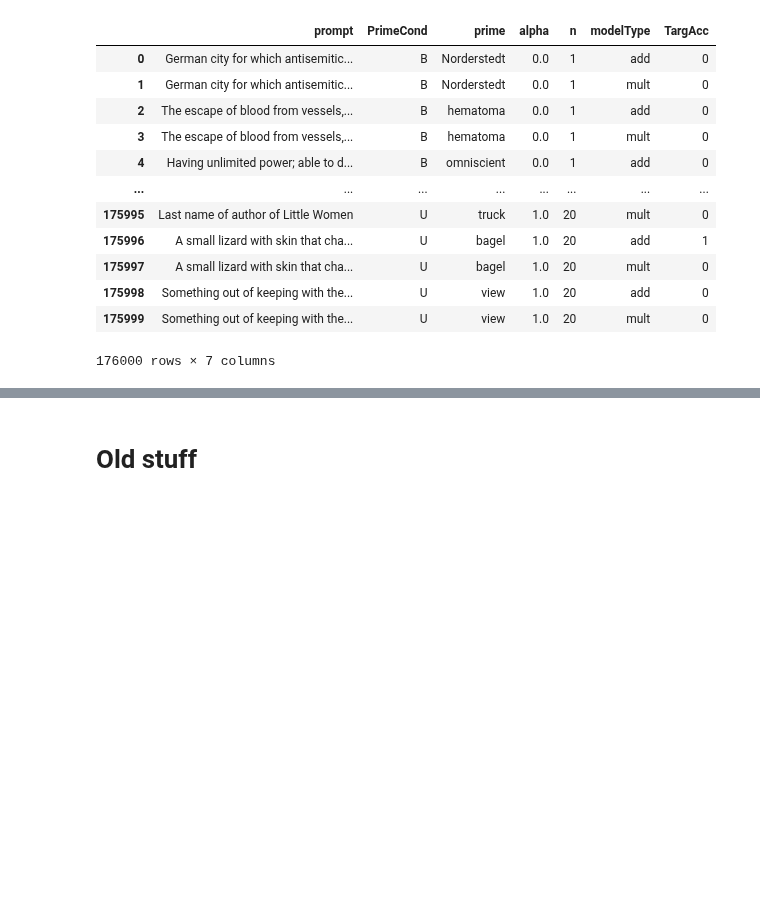
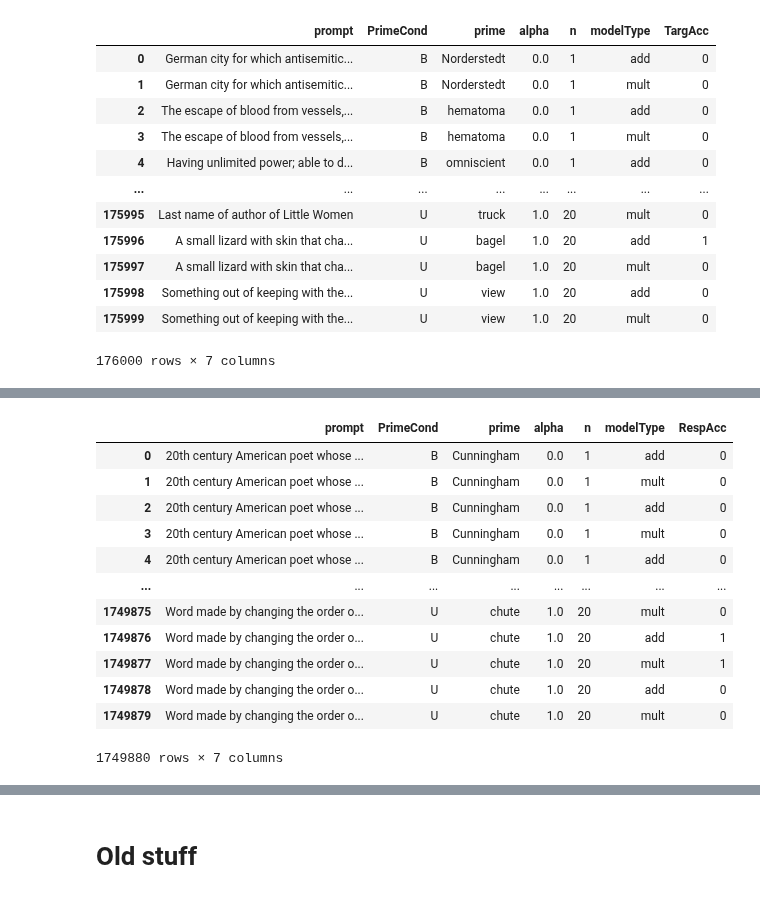
Before and after one commit to abhilasha-kumar/modeling-lexical-retrieval, a Jupyter notebook: LexicalRetrieval.ipynb, the cells around one changed output, grey strips where cells are left out. Cells and saved outputs as stored; diff of their text form; code cells hidden in the pictures; blank space fills up the shorter version.

```diff
--- a/LexicalRetrieval.ipynb
+++ b/LexicalRetrieval.ipynb
@@ -811,0 +845,16 @@ full_acc_df.sort_values(by=['alpha'])
+# %%
+r_acc_df
+# %% [output]
+|  | prompt | PrimeCond | prime | alpha | n | modelType | RespAcc |
+| 0 | 20th century American poet whose ... | B | Cunningham | 0.0 | 1 | add | 0 |
+| 1 | 20th century American poet whose ... | B | Cunningham | 0.0 | 1 | mult | 0 |
+| 2 | 20th century American poet whose ... | B | Cunningham | 0.0 | 1 | add | 0 |
+| 3 | 20th century American poet whose ... | B | Cunningham | 0.0 | 1 | mult | 0 |
+| 4 | 20th century American poet whose ... | B | Cunningham | 0.0 | 1 | add | 0 |
+| ... | ... | ... | ... | ... | ... | ... | ... |
+| 1749875 | Word made by changing the order o... | U | chute | 1.0 | 20 | mult | 0 |
+| 1749876 | Word made by changing the order o... | U | chute | 1.0 | 20 | add | 1 |
+| 1749877 | Word made by changing the order o... | U | chute | 1.0 | 20 | mult | 1 |
+| 1749878 | Word made by changing the order o... | U | chute | 1.0 | 20 | add | 0 |
+| 1749879 | Word made by changing the order o... | U | chute | 1.0 | 20 | mult | 0 |
+1749880 rows × 7 columns
```
Also changed, not shown: parts of 8 cells of this notebook.
